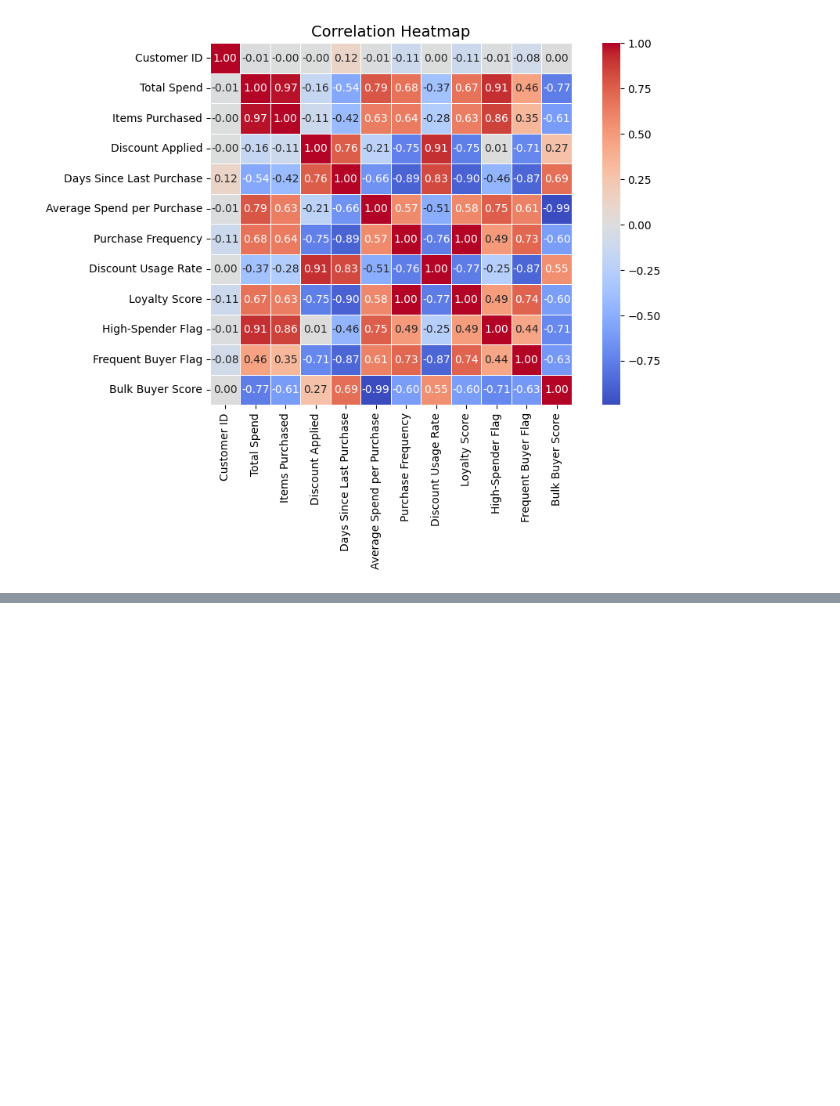
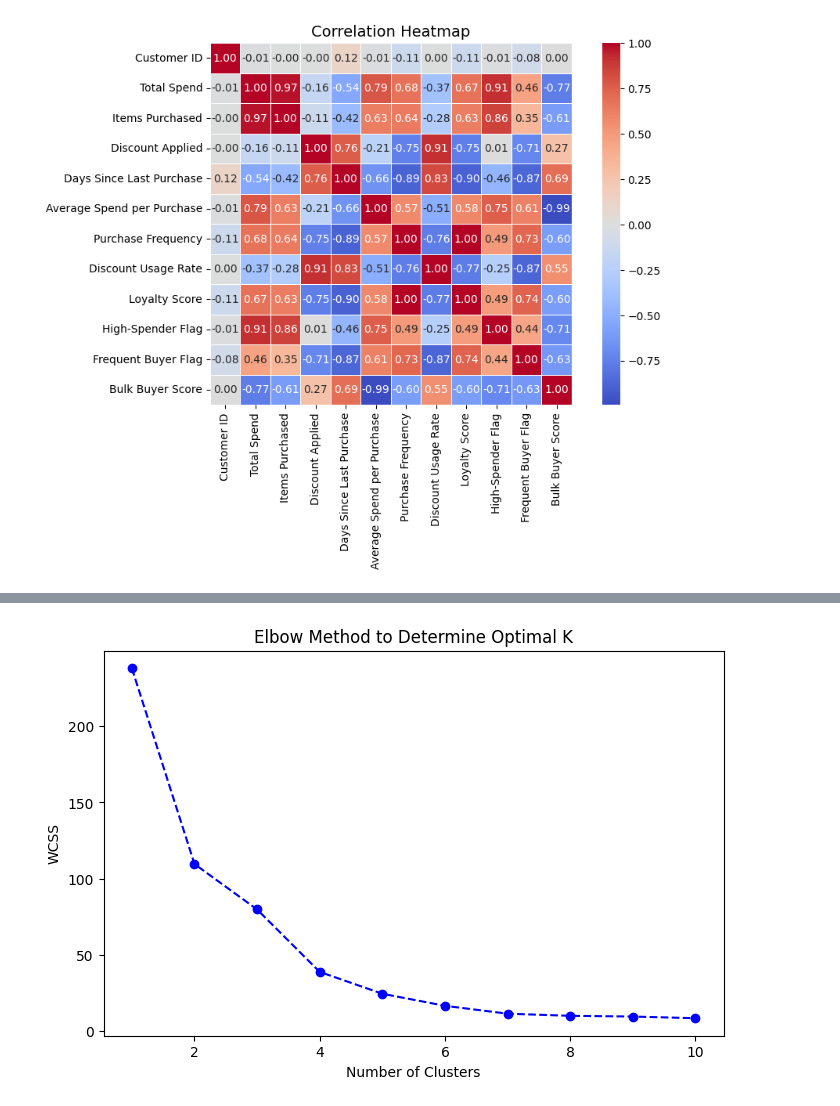
Before and after one commit to 22AmitDeo/Customer-Segmentation-Capstone-Project, a Jupyter notebook: analysis.ipynb, the cells around one changed output, grey strips where cells are left out. Saved outputs shown, nothing was run; the diff lists cells and outputs as text; code cells hidden in the pictures; blank space fills up the shorter version.

```diff
--- a/analysis.ipynb
+++ b/analysis.ipynb
@@ -130,0 +133,11 @@ plt.show()
+# %%
+# Min max Normalization
+from sklearn.preprocessing import MinMaxScaler
+columns_to_normalize = [
+    "Total Spend", "Items Purchased", "Days Since Last Purchase",
+    "Average Spend per Purchase", "Purchase Frequency", "Discount Usage Rate",
+    "Loyalty Score", "Bulk Buyer Score"
+]
+scaler=MinMaxScaler()
+df[columns_to_normalize]=scaler.fit_transform(df[columns_to_normalize])
+df.head()
@@ -130,0 +151,21 @@ plt.show()
+# %%
+# Finding optimal number of clusters
+import numpy as np
+import matplotlib.pyplot as plt
+from sklearn.cluster import KMeans
+
+wcss = []
+
+for i in range(1, 11):
+    kmeans = KMeans(n_clusters=i, init='k-means++', random_state=42)
+    kmeans.fit(df[columns_to_normalize])
+    wcss.append(kmeans.inertia_)
+
+plt.figure(figsize=(8,5))
+plt.plot(range(1, 11), wcss, marker='o', linestyle='--', color='b')
+plt.xlabel('Number of Clusters')
+plt.ylabel('WCSS')
+plt.title('Elbow Method to Determine Optimal K')
+plt.show()
+# %% [output]
+[figure, added]
```
Also changed, not shown: parts of 4 cells of this notebook.
